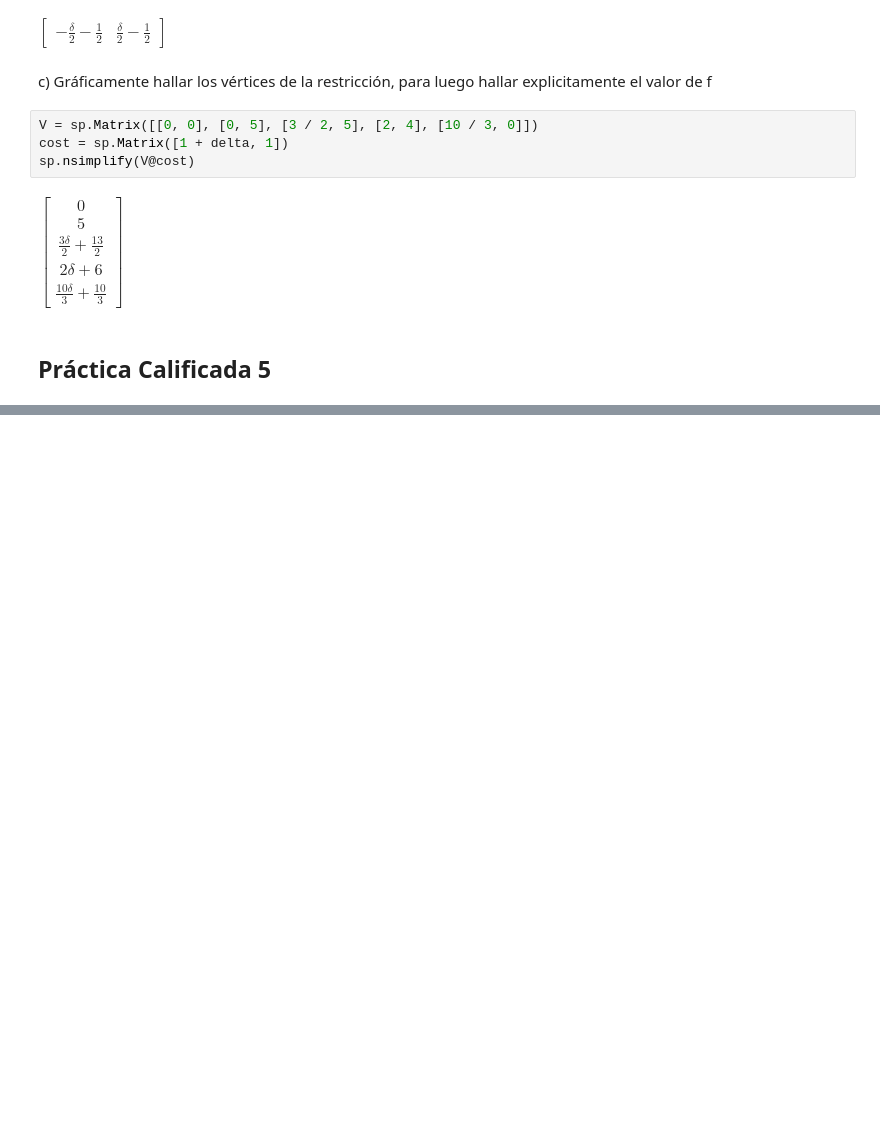
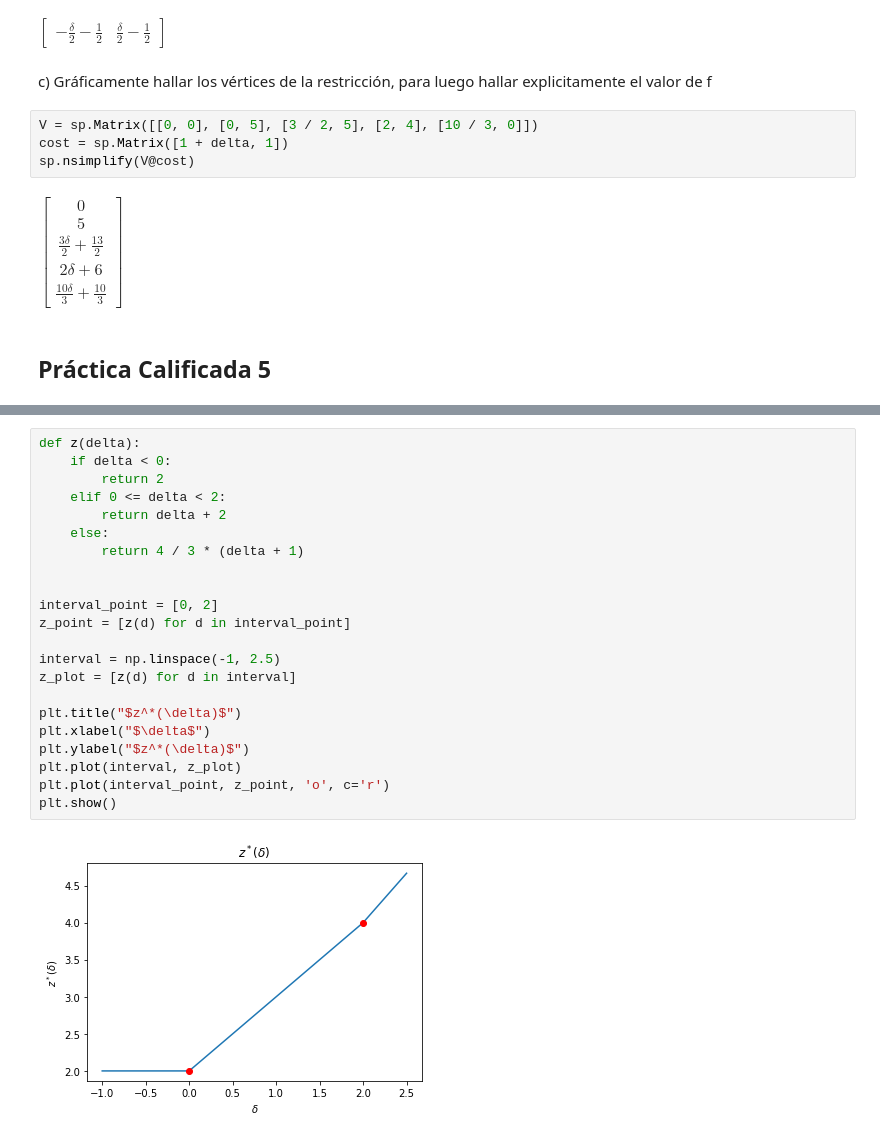
Before and after one commit to jbardalesr/linear-programming, a Jupyter notebook: exercises_sensibility_analisis.ipynb, the cells around one changed output, grey strips where cells are left out. Drawn from its saved outputs; the diff is of its cells as text; blank space fills up the shorter version.

```diff
--- a/exercises_sensibility_analisis.ipynb
+++ b/exercises_sensibility_analisis.ipynb
@@ -501,0 +576,24 @@ $\displaystyle \left[\begin{matrix}- 0.5 \delta & 0 & 0.5 \delta - 1.0 & 0 & 0 &
+# %%
+def z(delta):
+    if delta < 0:
+        return 2
+    elif 0 <= delta < 2:
+        return delta + 2
+    else:
+        return 4 / 3 * (delta + 1)
+
+
+interval_point = [0, 2]
+z_point = [z(d) for d in interval_point]
+
+interval = np.linspace(-1, 2.5)
+z_plot = [z(d) for d in interval]
+
+plt.title("$z^*(\delta)$")
+plt.xlabel("$\delta$")
+plt.ylabel("$z^*(\delta)$")
+plt.plot(interval, z_plot)
+plt.plot(interval_point, z_point, 'o', c='r')
+plt.show()
+# %% [output]
+[figure, added]
```
Also changed, not shown: parts of 15 cells of this notebook, 11 other files.
